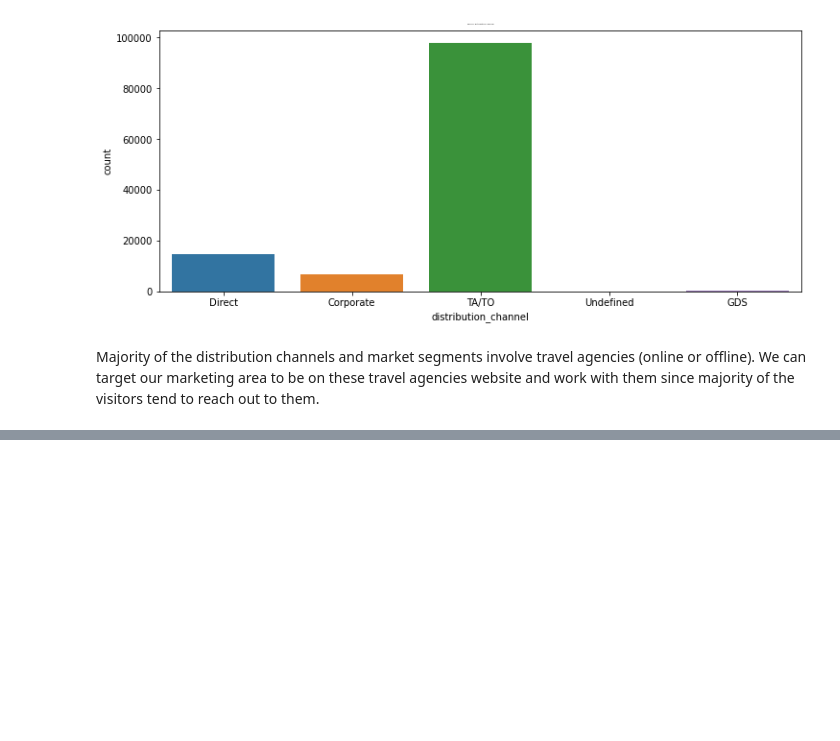
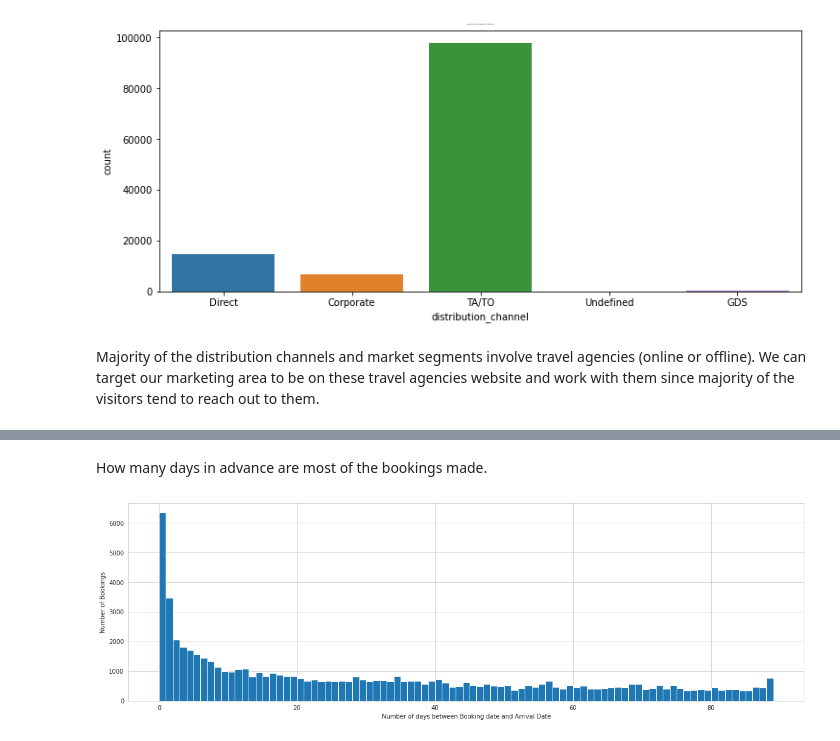
Before and after one commit to VermaSanjayrk/Hotel-booking-Analysis, a Jupyter notebook: Sanjay_Hotel_Booking_Analysis_Capstone_Project.ipynb, the cells around one changed output, grey strips where cells are left out. Cells and saved outputs as stored; diff of their text form; code cells hidden in the pictures; blank space fills up the shorter version.

```diff
--- a/Sanjay_Hotel_Booking_Analysis_Capstone_Project.ipynb
+++ b/Sanjay_Hotel_Booking_Analysis_Capstone_Project.ipynb
@@ -539,0 +788,15 @@ We can target our marketing area to be on these travel agencies website and work
+# %% [markdown]
+How many days in advance are most of the bookings made.
+# %%
+# df.lead_time
+# Plot histogram for 90 days or 3 months of lead time
+
+sns.set_style("whitegrid")
+plt.figure(figsize = (20,6))
+plt.hist(HBA.lead_time, bins=np.arange(0, 90, 1));
+
+
+plt.xlabel("Number of days between Booking date and Arrival Date")
+plt.ylabel("Number of Bookings");
+# %% [output]
+[figure, added]
```
Also changed, not shown: parts of 24 cells of this notebook.
